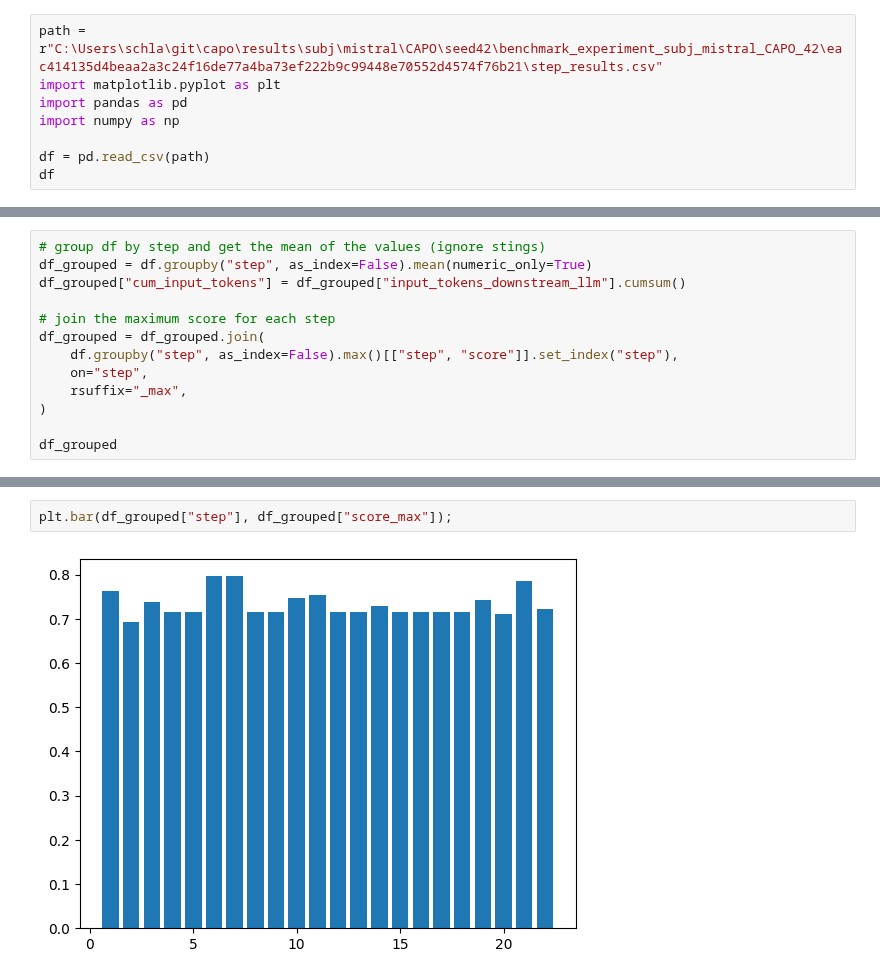
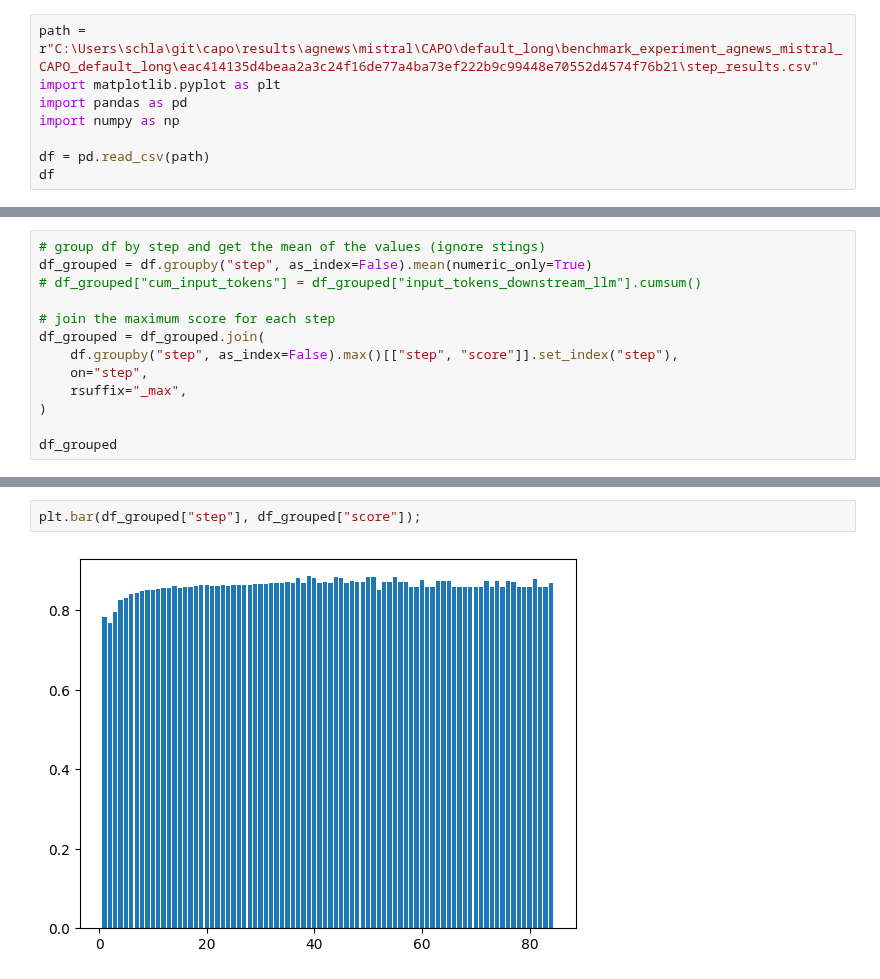
Before and after one commit to finitearth/capo, a Jupyter notebook: notebooks/results_analysis.ipynb, the cells around one changed output, grey strips where cells are left out. Drawn from its saved outputs; the diff is of its cells as text.

```diff
--- a/notebooks/results_analysis.ipynb
+++ b/notebooks/results_analysis.ipynb
@@ -1,5 +1,5 @@
 # %%
-path = r"C:\Users\schla\git\capo\results\subj\mistral\CAPO\seed42\benchmark_experiment_subj_mistral_CAPO_42\eac414135d4beaa2a3c24f16de77a4ba73ef222b9c99448e70552d4574f76b21\step_results.csv"
+path = r"C:\Users\schla\git\capo\results\agnews\mistral\CAPO\default_long\benchmark_experiment_agnews_mistral_CAPO_default_long\eac414135d4beaa2a3c24f16de77a4ba73ef222b9c99448e70552d4574f76b21\step_results.csv"
 import matplotlib.pyplot as plt
 import pandas as pd
 import numpy as np
@@ -37,7 +23,7 @@ df[df["step"] == 1]
 # %%
 # group df by step and get the mean of the values (ignore stings)
 df_grouped = df.groupby("step", as_index=False).mean(numeric_only=True)
-df_grouped["cum_input_tokens"] = df_grouped["input_tokens_downstream_llm"].cumsum()
+# df_grouped["cum_input_tokens"] = df_grouped["input_tokens_downstream_llm"].cumsum()
 
 # join the maximum score for each step
 df_grouped = df_grouped.join(
@@ -68,7 +50,7 @@ df_grouped
 # %%
-plt.bar(df_grouped["step"], df_grouped["score_max"]);
+plt.bar(df_grouped["step"], df_grouped["score"]);
 # %% [output]
-[figure, old version]
+[figure, new version]
 # %%
 # plot token count vs step and adapt y-axis to min and max
 column = "score_max"
```
Also changed, not shown: parts of 14 cells of this notebook, 1 other file.
